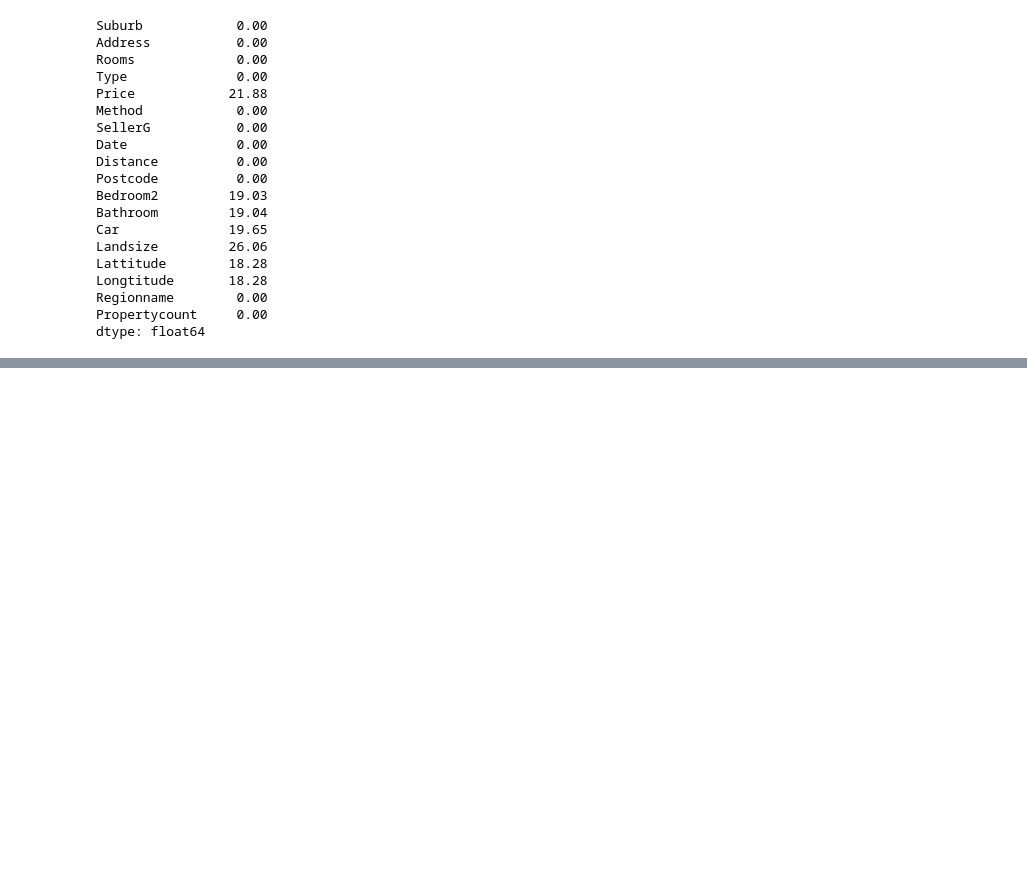
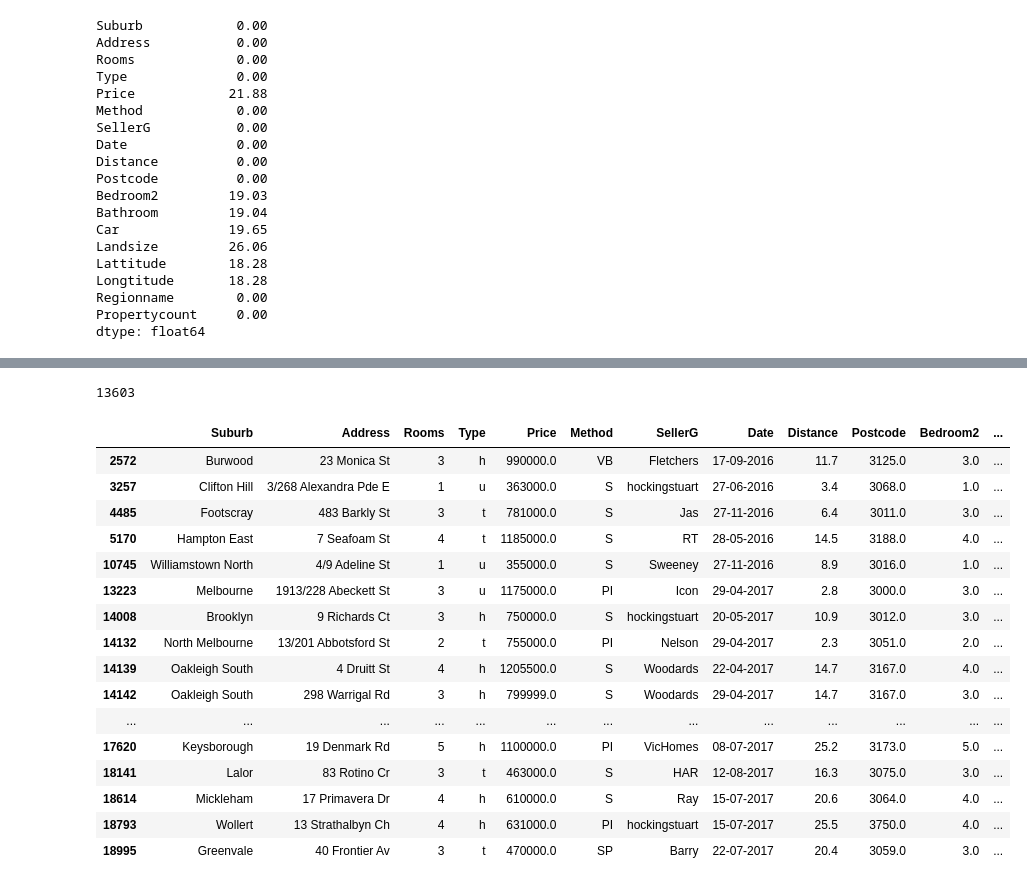
Before and after one commit to Deepanshuchauhan123/Machine-Learning, a Jupyter notebook: Missing Data Operations/Missing_Data_Operations.ipynb, the cells around one changed output, grey strips where cells are left out. Drawn from its saved outputs; the diff is of its cells as text; code cells hidden in the pictures; blank space fills up the shorter version.

Commit message:
Missing values filling strategy

```diff
--- a/Missing Data Operations/Missing_Data_Operations.ipynb
+++ b/Missing Data Operations/Missing_Data_Operations.ipynb
@@ -183,0 +215,6 @@ dtype: float64
+# %%
+# retaining the rows having atmost 5 missing values
+df=df[df.isnull().sum(axis=1)<=5]
+
+# looking at the summary again
+round(100*(df.isnull().sum()/len(df.index)),2)
@@ -183,0 +241,6 @@ dtype: float64
+# %%
+# removing price nan values
+df=df[~np.isnan(df['Price'])]
+
+# looking at the summary again
+round(100*(df.isnull().sum()/len(df.index)),2)
@@ -183,0 +287,6 @@ dtype: float64
+# %%
+# droping the missing row of Lansize
+df=df[~np.isnan(df['Landsize'])]
+
+# looking at the summary again
+round(100*(df.isnull().sum()/len(df.index)),2)
@@ -183,0 +313,25 @@ dtype: float64
+# %%
+# left data
+len(df.index)
+# %% [output]
+13603
+# %%
+df[np.isnan(df['Lattitude'])]
+# %% [output]
+|  | Suburb | Address | Rooms | Type | Price | Method | SellerG | Date | Distance | Postcode | Bedroom2 | ... |
+| 2572 | Burwood | 23 Monica St | 3 | h | 990000.0 | VB | Fletchers | 17-09-2016 | 11.7 | 3125.0 | 3.0 | ... |
+| 3257 | Clifton Hill | 3/268 Alexandra Pde E | 1 | u | 363000.0 | S | hockingstuart | 27-06-2016 | 3.4 | 3068.0 | 1.0 | ... |
+| 4485 | Footscray | 483 Barkly St | 3 | t | 781000.0 | S | Jas | 27-11-2016 | 6.4 | 3011.0 | 3.0 | ... |
+| 5170 | Hampton East | 7 Seafoam St | 4 | t | 1185000.0 | S | RT | 28-05-2016 | 14.5 | 3188.0 | 4.0 | ... |
+| 10745 | Williamstown North | 4/9 Adeline St | 1 | u | 355000.0 | S | Sweeney | 27-11-2016 | 8.9 | 3016.0 | 1.0 | ... |
+| 13223 | Melbourne | 1913/228 Abeckett St | 3 | u | 1175000.0 | PI | Icon | 29-04-2017 | 2.8 | 3000.0 | 3.0 | ... |
+| 14008 | Brooklyn | 9 Richards Ct | 3 | h | 750000.0 | S | hockingstuart | 20-05-2017 | 10.9 | 3012.0 | 3.0 | ... |
+| 14132 | North Melbourne | 13/201 Abbotsford St | 2 | t | 755000.0 | PI | Nelson | 29-04-2017 | 2.3 | 3051.0 | 2.0 | ... |
+| 14139 | Oakleigh South | 4 Druitt St | 4 | h | 1205500.0 | S | Woodards | 22-04-2017 | 14.7 | 3167.0 | 4.0 | ... |
+| 14142 | Oakleigh South | 298 Warrigal Rd | 3 | h | 799999.0 | S | Woodards | 29-04-2017 | 14.7 | 3167.0 | 3.0 | ... |
+| ... | ... | ... | ... | ... | ... | ... | ... | ... | ... | ... | ... | ... |
+| 17620 | Keysborough | 19 Denmark Rd | 5 | h | 1100000.0 | PI | VicHomes | 08-07-2017 | 25.2 | 3173.0 | 5.0 | ... |
+| 18141 | Lalor | 83 Rotino Cr | 3 | t | 463000.0 | S | HAR | 12-08-2017 | 16.3 | 3075.0 | 3.0 | ... |
+| 18614 | Mickleham | 17 Primavera Dr | 4 | h | 610000.0 | S | Ray | 15-07-2017 | 20.6 | 3064.0 | 4.0 | ... |
+| 18793 | Wollert | 13 Strathalbyn Ch | 4 | h | 631000.0 | PI | hockingstuart | 15-07-2017 | 25.5 | 3750.0 | 4.0 | ... |
+| 18995 | Greenvale | 40 Frontier Av | 3 | t | 470000.0 | SP | Barry | 22-07-2017 | 20.4 | 3059.0 | 3.0 | ... |
```
Also changed, not shown: parts of 13 cells of this notebook.
